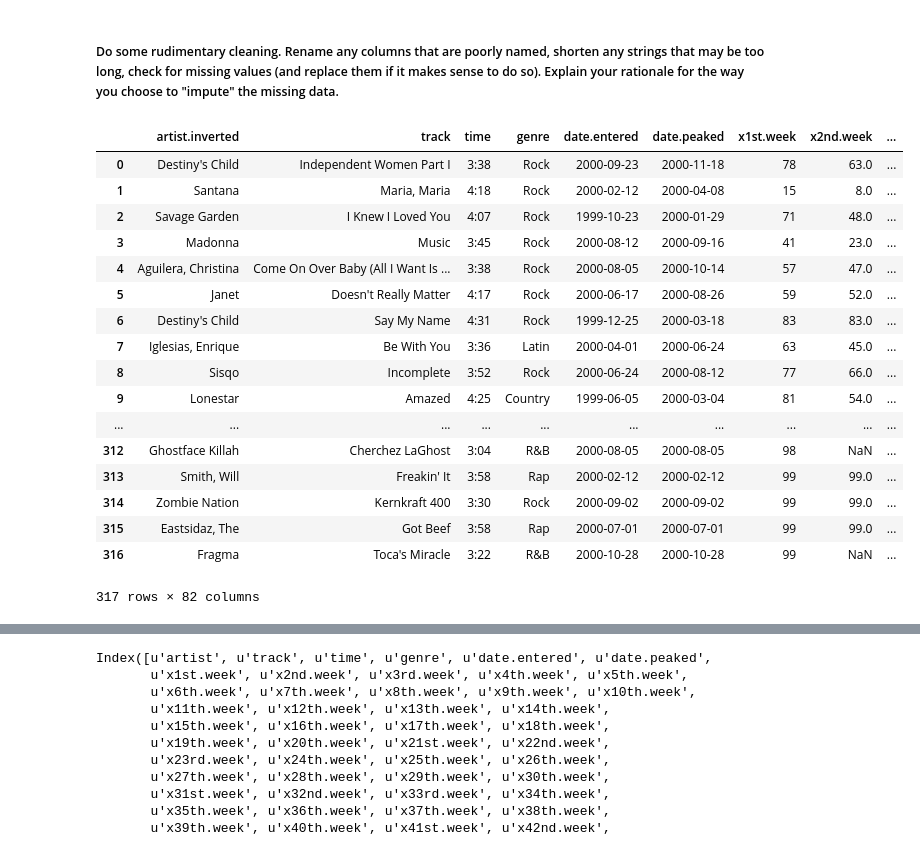
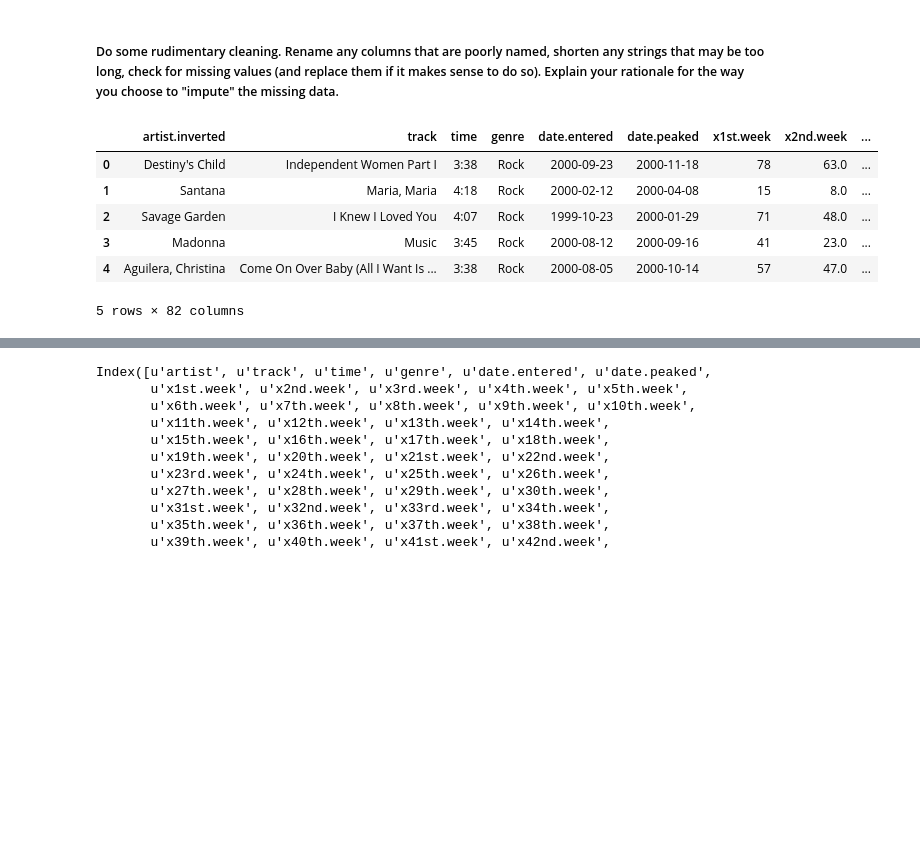
Before and after one commit to craigdewar/craigdewar-dsi, a Jupyter notebook: 01-projects-weekly/project-02/starter-code/project_2.ipynb, the cells around one changed output, grey strips where cells are left out. Drawn from its saved outputs; the diff is of its cells as text; code cells hidden in the pictures; blank space fills up the shorter version.

```diff
--- a/01-projects-weekly/project-02/starter-code/project_2.ipynb
+++ b/01-projects-weekly/project-02/starter-code/project_2.ipynb
@@ -47,26 +47,15 @@ dtype: object>
 # %%
 # Dropping the years column, its redundant
 dfcl = df.drop("year", axis=1)
-dfcl
+dfcl.head()
 # %% [output]
 |  | artist.inverted | track | time | genre | date.entered | date.peaked | x1st.week | x2nd.week | ... |
 | 0 | Destiny's Child | Independent Women Part I | 3:38 | Rock | 2000-09-23 | 2000-11-18 | 78 | 63.0 | ... |
 | 1 | Santana | Maria, Maria | 4:18 | Rock | 2000-02-12 | 2000-04-08 | 15 | 8.0 | ... |
 | 2 | Savage Garden | I Knew I Loved You | 4:07 | Rock | 1999-10-23 | 2000-01-29 | 71 | 48.0 | ... |
 | 3 | Madonna | Music | 3:45 | Rock | 2000-08-12 | 2000-09-16 | 41 | 23.0 | ... |
 | 4 | Aguilera, Christina | Come On Over Baby (All I Want Is ... | 3:38 | Rock | 2000-08-05 | 2000-10-14 | 57 | 47.0 | ... |
-| 5 | Janet | Doesn't Really Matter | 4:17 | Rock | 2000-06-17 | 2000-08-26 | 59 | 52.0 | ... |
-| 6 | Destiny's Child | Say My Name | 4:31 | Rock | 1999-12-25 | 2000-03-18 | 83 | 83.0 | ... |
-| 7 | Iglesias, Enrique | Be With You | 3:36 | Latin | 2000-04-01 | 2000-06-24 | 63 | 45.0 | ... |
-| 8 | Sisqo | Incomplete | 3:52 | Rock | 2000-06-24 | 2000-08-12 | 77 | 66.0 | ... |
-| 9 | Lonestar | Amazed | 4:25 | Country | 1999-06-05 | 2000-03-04 | 81 | 54.0 | ... |
-| ... | ... | ... | ... | ... | ... | ... | ... | ... | ... |
-| 312 | Ghostface Killah | Cherchez LaGhost | 3:04 | R&B | 2000-08-05 | 2000-08-05 | 98 | NaN | ... |
-| 313 | Smith, Will | Freakin' It | 3:58 | Rap | 2000-02-12 | 2000-02-12 | 99 | 99.0 | ... |
-| 314 | Zombie Nation | Kernkraft 400 | 3:30 | Rock | 2000-09-02 | 2000-09-02 | 99 | 99.0 | ... |
-| 315 | Eastsidaz, The | Got Beef | 3:58 | Rap | 2000-07-01 | 2000-07-01 | 99 | 99.0 | ... |
-| 316 | Fragma | Toca's Miracle | 3:22 | R&B | 2000-10-28 | 2000-10-28 | 99 | NaN | ... |
-317 rows × 82 columns
+5 rows × 82 columns
 # %%
 # Changing artist header to be shorter -- artist
 dfcl.rename(columns={"artist.inverted": "artist"}, inplace=True)
```
Also changed, not shown: parts of 7 cells of this notebook.
